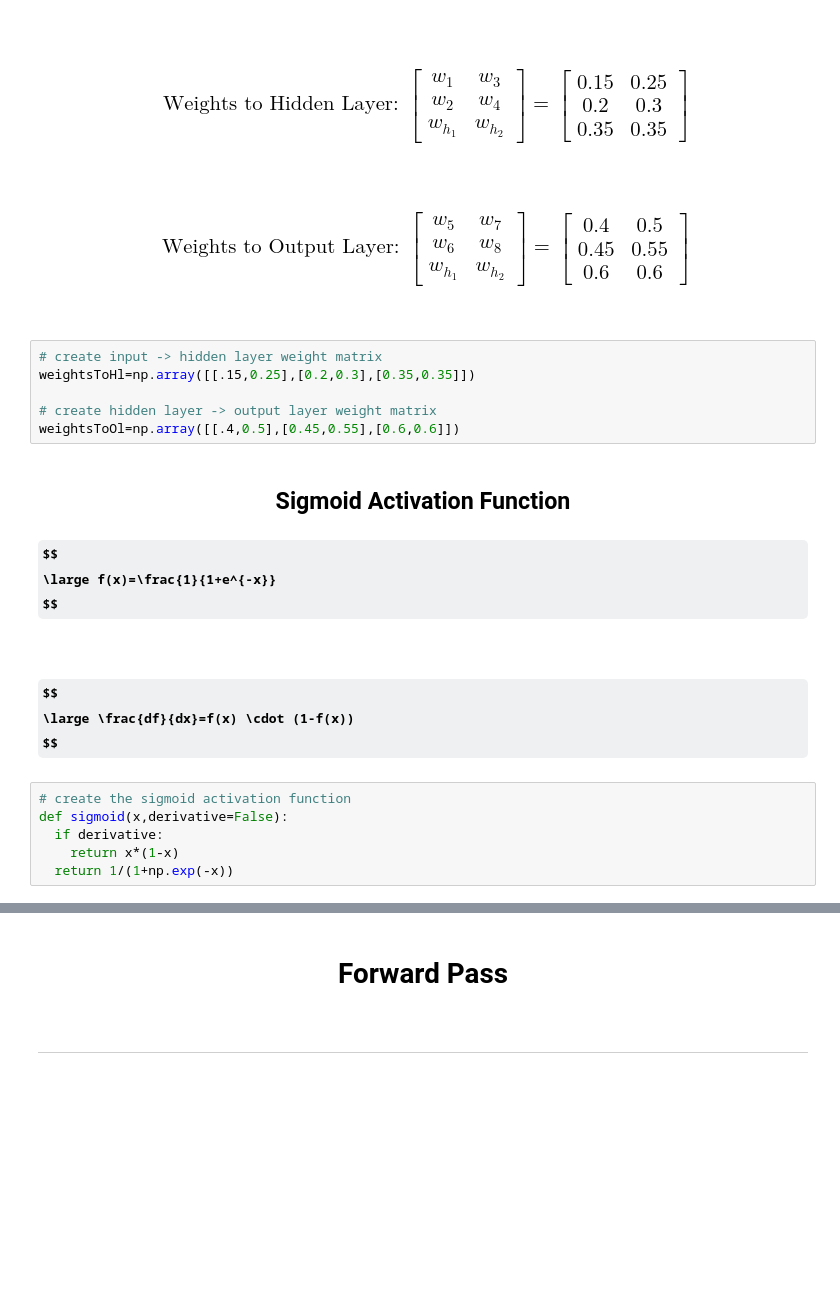
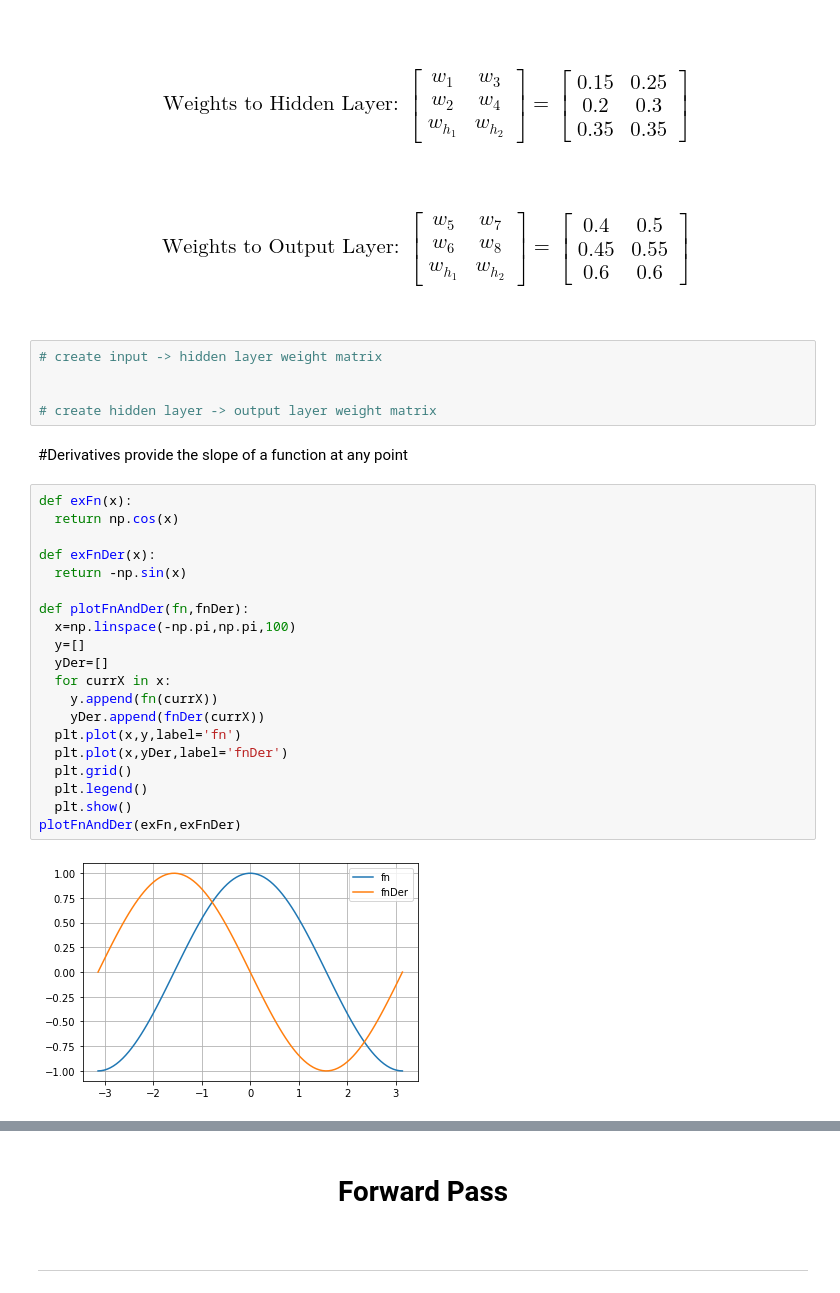
Before and after one commit to alicexli/ai-webdev, a Jupyter notebook: lessons/lesson-02/lesson-02.alicexli.ipynb, the cells around one changed output, grey strips where cells are left out. Saved outputs shown, nothing was run; the diff lists cells and outputs as text; some formulas as TeX source; blank space fills up the shorter version.

```diff
--- a/lessons/lesson-02/lesson-02.alicexli.ipynb
+++ b/lessons/lesson-02/lesson-02.alicexli.ipynb
@@ -130,28 +128,30 @@ w_{h_1} & w_{h_2}
 <br/>
 # %%
 # create input -> hidden layer weight matrix
-weightsToHl=np.array([[.15,0.25],[0.2,0.3],[0.35,0.35]])
+
 
 # create hidden layer -> output layer weight matrix
-weightsToOl=np.array([[.4,0.5],[0.45,0.55],[0.6,0.6]])
-# %% [markdown]
-<h2 align='center'>Sigmoid Activation Function</h2>
-<h3>
-$$
-\large f(x)=\frac{1}{1+e^{-x}}
-$$
-</h3>
-
-<br/>
-
-<h3>
-$$
-\large \frac{df}{dx}=f(x) \cdot (1-f(x))
-$$
-</h3>
-# %%
-# create the sigmoid activation function
-def sigmoid(x,derivative=False):
-  if derivative:
-    return x*(1-x)
-  return 1/(1+np.exp(-x))
+# %% [markdown]
+#Derivatives provide the slope of a function at any point
+# %%
+def exFn(x):
+  return np.cos(x)
+
+def exFnDer(x):
+  return -np.sin(x)
+
+def plotFnAndDer(fn,fnDer):
+  x=np.linspace(-np.pi,np.pi,100)
+  y=[]
+  yDer=[]
+  for currX in x:
+    y.append(fn(currX))
+    yDer.append(fnDer(currX))
+  plt.plot(x,y,label='fn')
+  plt.plot(x,yDer,label='fnDer')
+  plt.grid()
+  plt.legend()
+  plt.show()
+plotFnAndDer(exFn,exFnDer)
+# %% [output]
+[figure, added]
```
Also changed, not shown: parts of 42 cells of this notebook.
